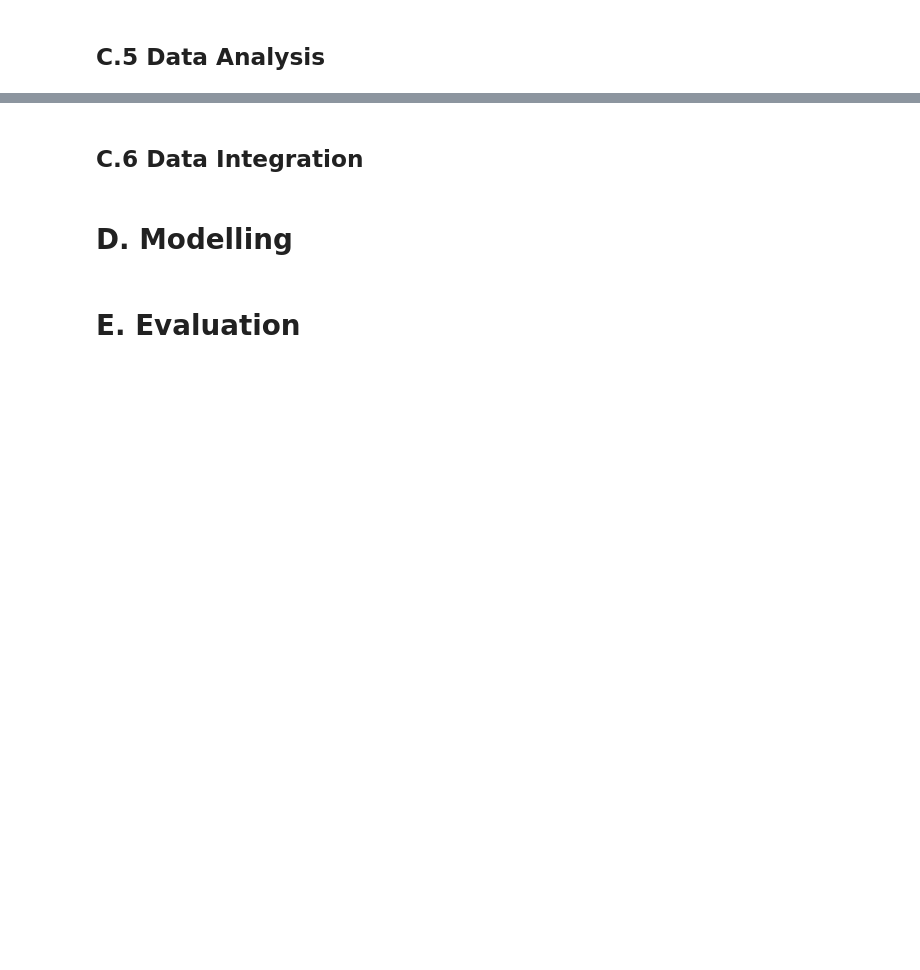
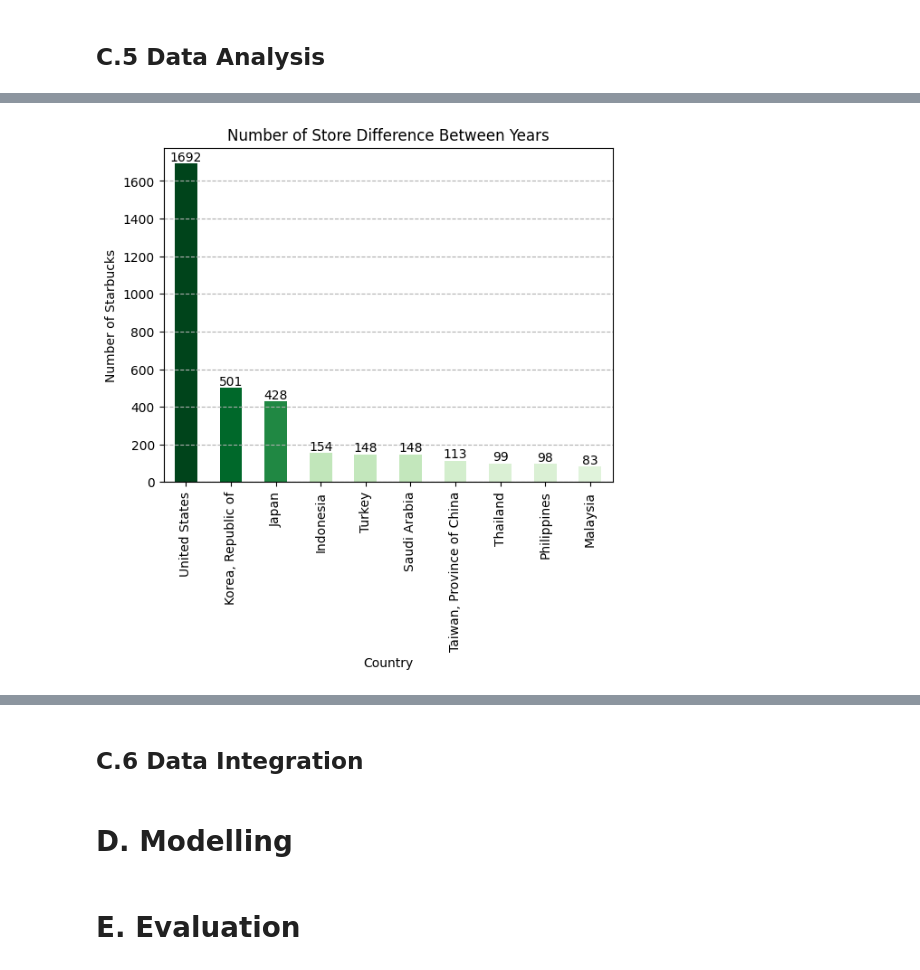
Before and after one commit to HalisManaz/Data-Analysis-and-Machine-Learning-Portfolio-Project-Starbucks-Worldwide-Locations, a Jupyter notebook: starbucks_worldwide_locations_notebook.ipynb, the cells around one changed output, grey strips where cells are left out. Saved outputs shown, nothing was run; the diff lists cells and outputs as text; code cells hidden in the pictures; blank space fills up the shorter version.

```diff
--- a/starbucks_worldwide_locations_notebook.ipynb
+++ b/starbucks_worldwide_locations_notebook.ipynb
@@ -435,0 +486,26 @@ ease_of_business.isna().value_counts()
+# %%
+closed = analysis_dataframe.loc[analysis_dataframe['Status'] == 'Closed'].groupby(by='Country')['Status'].count()
+opened = analysis_dataframe.loc[analysis_dataframe['Status'] == 'Opened'].groupby(by='Country')['Status'].count()
+active = analysis_dataframe.loc[analysis_dataframe['Status'] == 'Active'].groupby(by='Country')['Status'].count()
+# %%
+difference = (opened - closed).sort_values(ascending=False).dropna().head(10)
+difference.plot(kind="bar",
+                title="Number of Store Difference Between Years",
+                xlabel="Country",
+                ylabel="Number of Starbucks")
+
+# Add values to the top of the bars
+for index, value in enumerate(difference):
+    plt.text(index, value, str(int(value)), ha='center', va='bottom')
+
+# Create a color map with a gradient of colors
+cmap = cm.get_cmap('Greens')
+colors = cmap(3 * difference / difference.max())
+
+# Plot the Series as a bar chart
+difference.plot(kind='bar', color=colors)
+
+plt.grid(True, axis='y', linestyle='dashed')
+plt.show()
+# %% [output]
+[figure, added]
```
Also changed, not shown: parts of 8 cells of this notebook.
